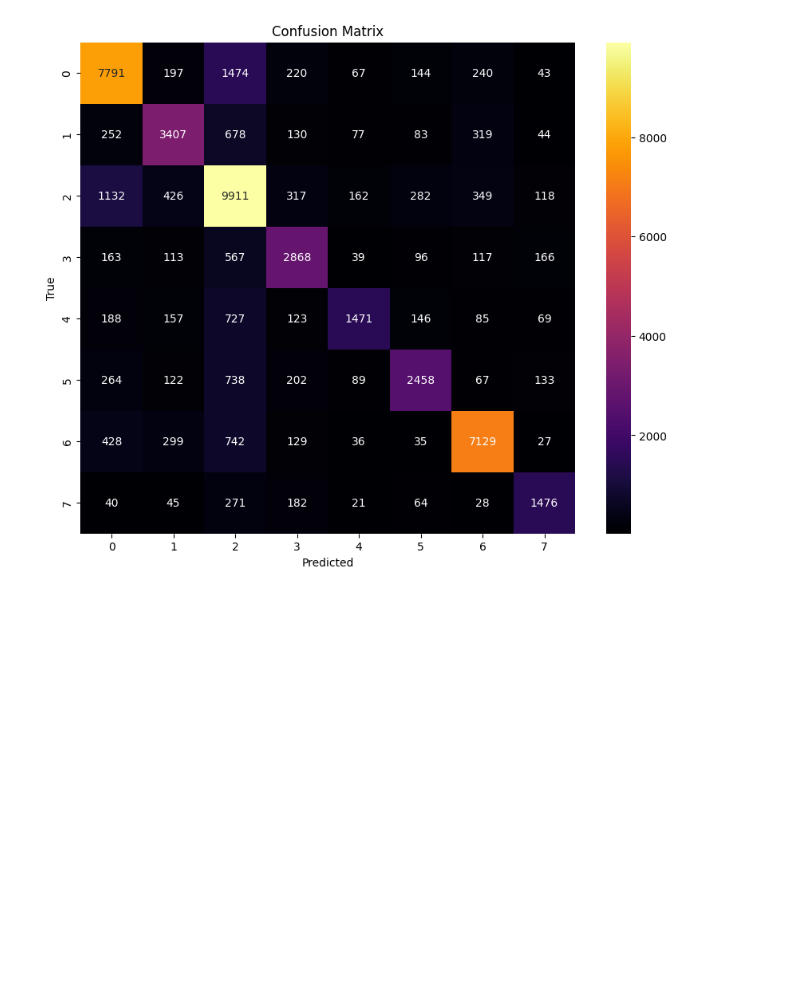
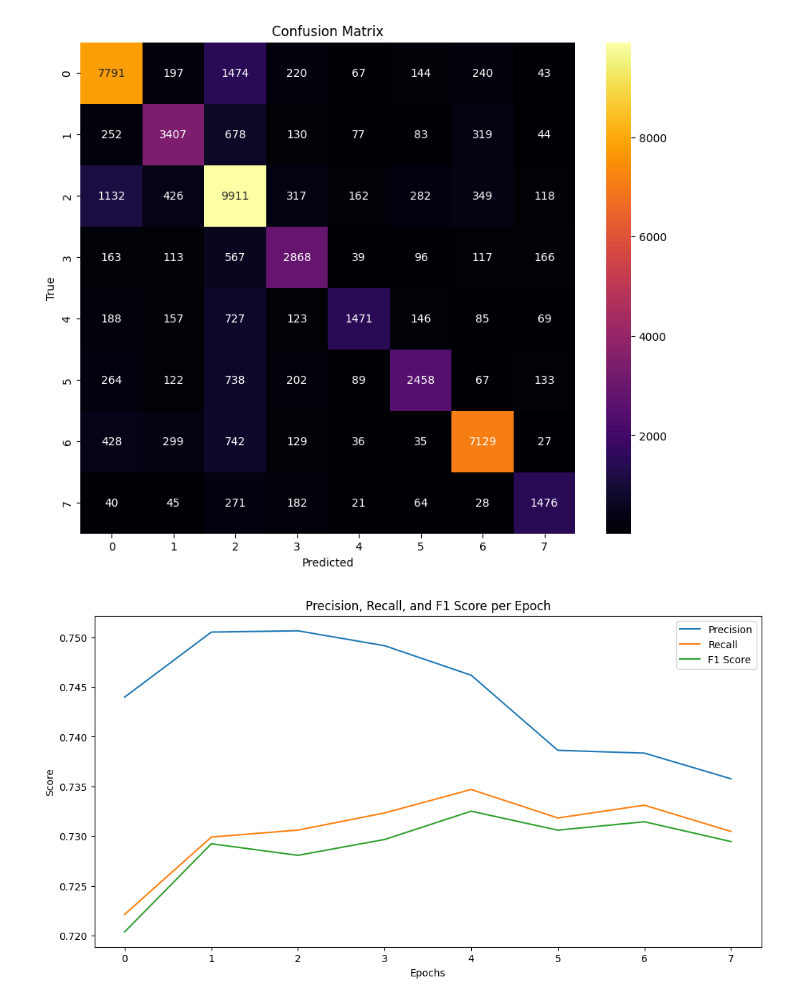
Before and after one commit to dashaignatenko/DL-for-nlp, a Jupyter notebook: hw2/dasha_hw2.ipynb, the cells around one changed output. Cells and saved outputs as stored; diff of their text form; code cells hidden in the pictures; blank space fills up the shorter version.

Commit message:
+ графики с метриками

```diff
--- a/hw2/dasha_hw2.ipynb
+++ b/hw2/dasha_hw2.ipynb
@@ -1378,0 +1381,18 @@ Early stopping triggered.
+# %%
+# метрики
+precision_scores = [m['weighted avg']['precision'] for m in metrics]
+recall_scores = [m['weighted avg']['recall'] for m in metrics]
+f1_scores = [m['weighted avg']['f1-score'] for m in metrics]
+
+# графики для метрик
+plt.figure(figsize=(12, 6))
+plt.plot(precision_scores, label='Precision')
+plt.plot(recall_scores, label='Recall')
+plt.plot(f1_scores, label='F1 Score')
+plt.xlabel('Epochs')
+plt.ylabel('Score')
+plt.title('Precision, Recall, and F1 Score per Epoch')
+plt.legend()
+plt.show()
+# %% [output]
+[figure, added]
```
Also changed, not shown: parts of 1 cell of this notebook.
